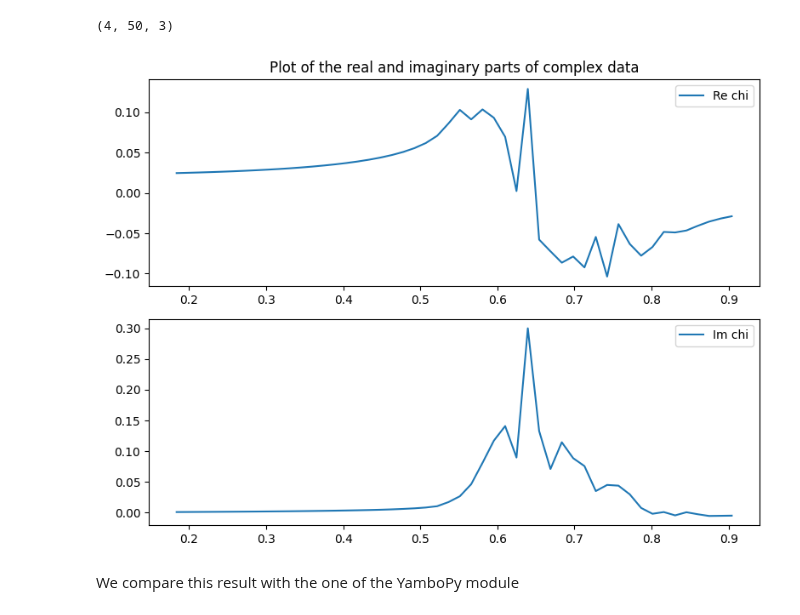
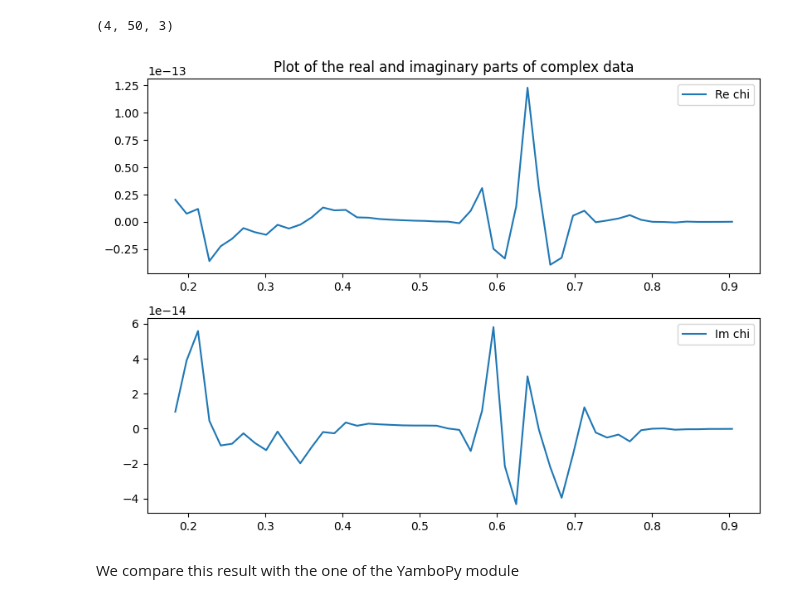
Before and after one commit to marcodalessandro76/MPPI, a Jupyter notebook: sphinx_source/tutorials/Analysis_Optics.ipynb, the cells around one changed output. Drawn from its saved outputs; the diff is of its cells as text; code cells hidden in the pictures.

```diff
--- a/sphinx_source/tutorials/Analysis_Optics.ipynb
+++ b/sphinx_source/tutorials/Analysis_Optics.ipynb
@@ -115,9 +165,9 @@ chi.shape
 # %% [output]
 (4, 50, 3)
 # %%
-U.Plot_ComplexArray(nl.fields_freqs,chi[1,:,0],label='chi')
+U.Plot_ComplexArray(nl.fields_freqs,chi[3,:,0],label='chi')
 # %% [output]
-[figure, old version]
+[figure, new version]
 # %% [markdown]
 We compare this result with the one of the YamboPy module
 # %%
```
Also changed, not shown: parts of 13 cells of this notebook, 4 other files.
